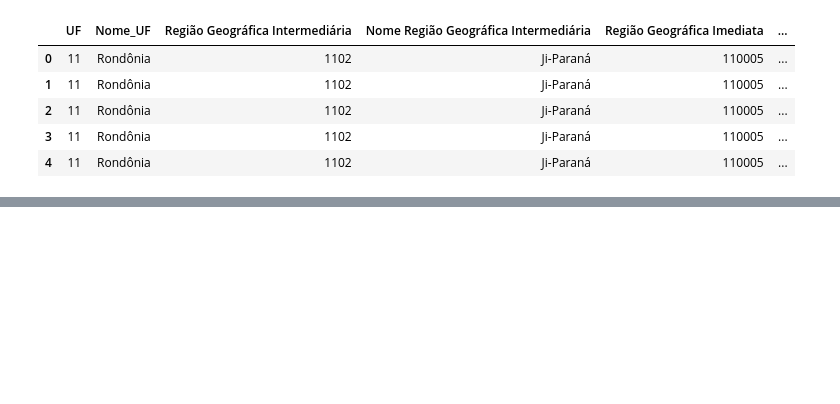
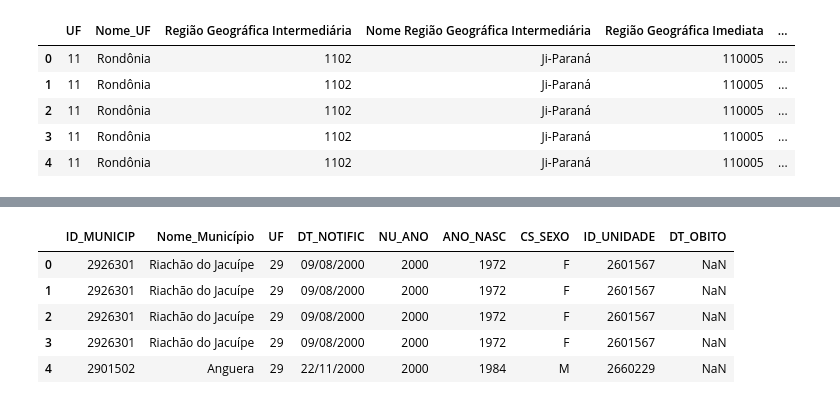
Before and after one commit to tidinho/Analisador-de-risco-de-leishmaniose, a Jupyter notebook: tratamento-1.ipynb, the cells around one changed output, grey strips where cells are left out. Saved outputs shown, nothing was run; the diff lists cells and outputs as text; code cells hidden in the pictures; blank space fills up the shorter version.

```diff
--- a/tratamento-1.ipynb
+++ b/tratamento-1.ipynb
@@ -194,0 +224,9 @@ sus.head()
+# %%
+sus_merge.head()
+# %% [output]
+|  | ID_MUNICIP | Nome_Município | UF | DT_NOTIFIC | NU_ANO | ANO_NASC | CS_SEXO | ID_UNIDADE | DT_OBITO |
+| 0 | 2926301 | Riachão do Jacuípe | 29 | 09/08/2000 | 2000 | 1972 | F | 2601567 | NaN |
+| 1 | 2926301 | Riachão do Jacuípe | 29 | 09/08/2000 | 2000 | 1972 | F | 2601567 | NaN |
+| 2 | 2926301 | Riachão do Jacuípe | 29 | 09/08/2000 | 2000 | 1972 | F | 2601567 | NaN |
+| 3 | 2926301 | Riachão do Jacuípe | 29 | 09/08/2000 | 2000 | 1972 | F | 2601567 | NaN |
+| 4 | 2901502 | Anguera | 29 | 22/11/2000 | 2000 | 1984 | M | 2660229 | NaN |
```
Also changed, not shown: parts of 29 cells of this notebook, 1 other file.
